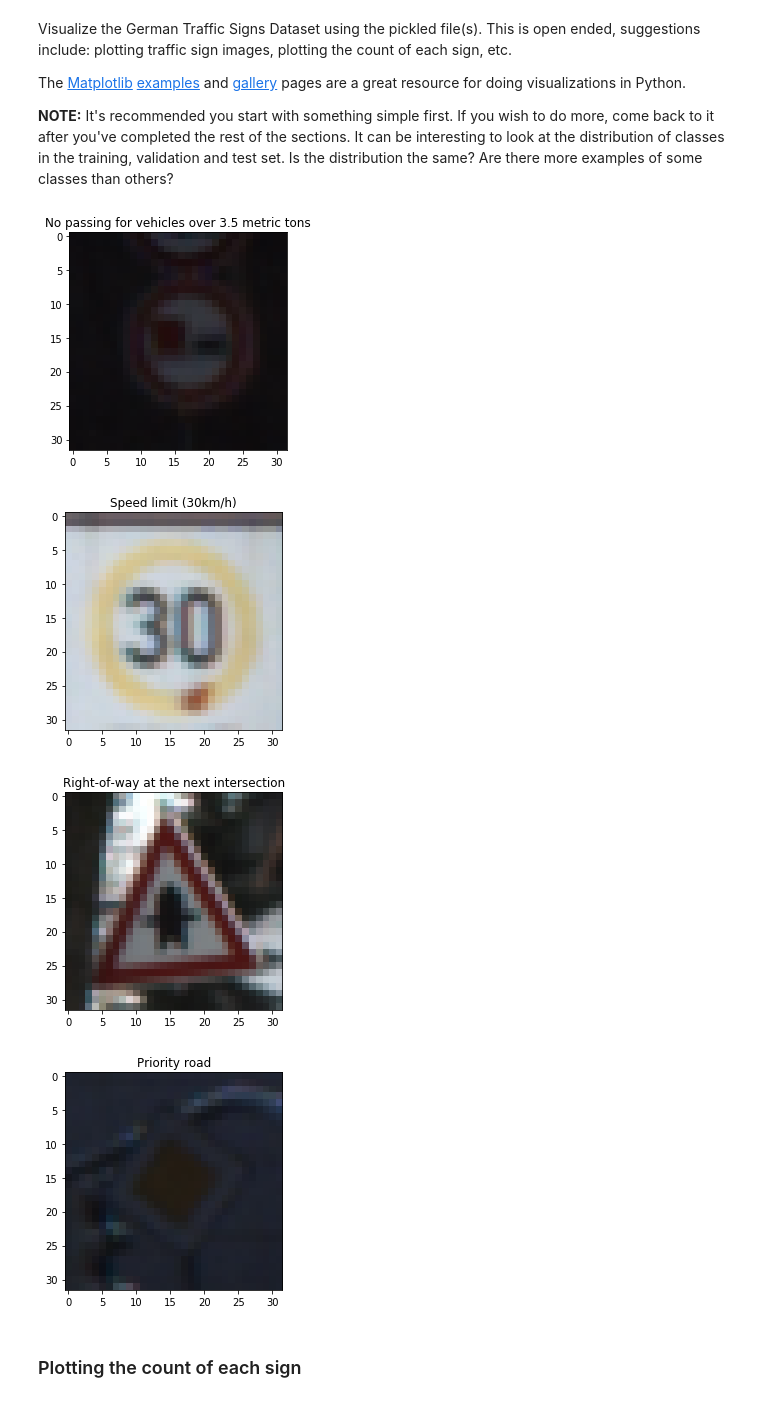
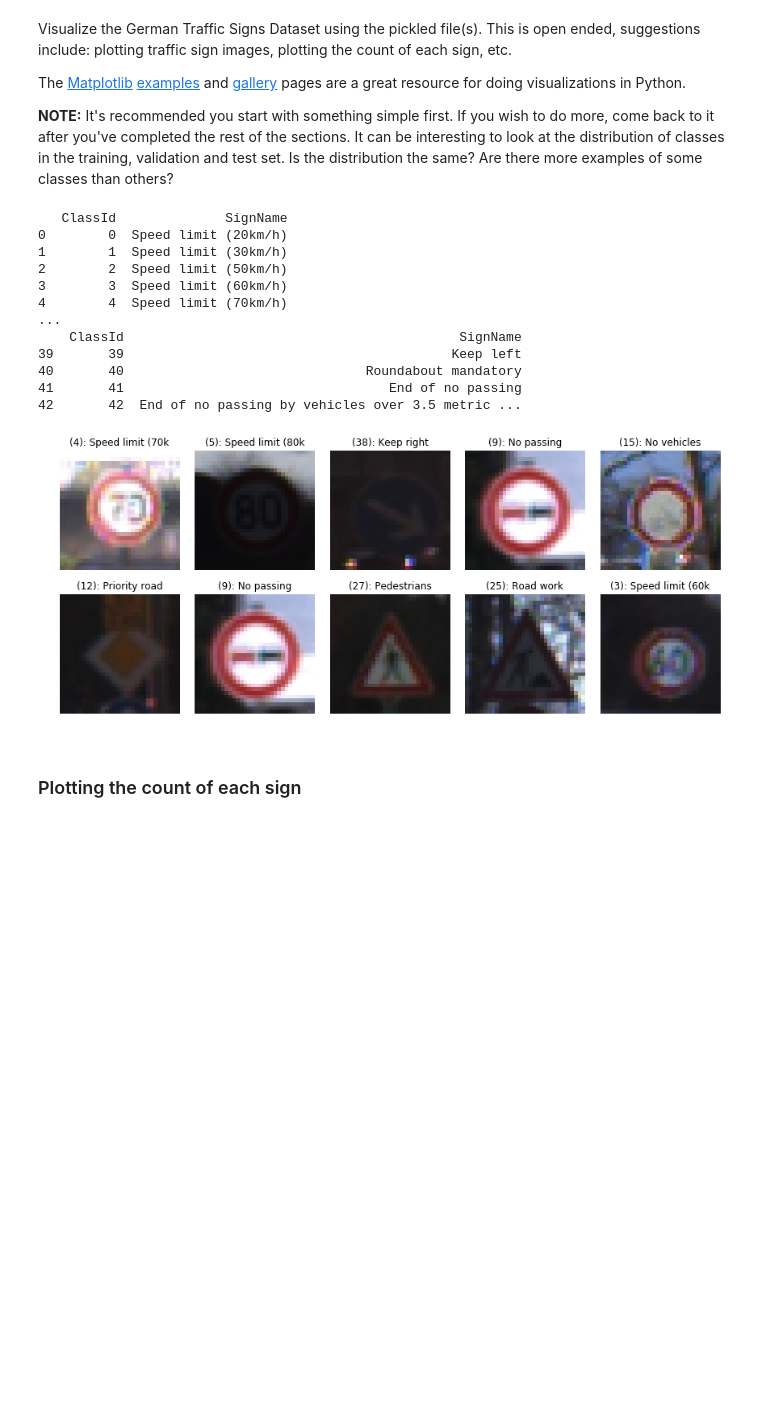
Before and after one commit to costaef/CarND-Traffic-Sign-Classifier-Project, a Jupyter notebook: Traffic_Sign_Classifier.ipynb, the cells around one changed output. Cells and saved outputs as stored; diff of their text form; code cells hidden in the pictures; blank space fills up the shorter version.

```diff
--- a/Traffic_Sign_Classifier.ipynb
+++ b/Traffic_Sign_Classifier.ipynb
@@ -102,28 +100,40 @@ with open('signnames.csv') as signnames_file:
+# %%
+sign_names = pd.read_csv('signnames.csv')
+print(sign_names.head())
+print('...')
+print(sign_names.tail(4))
+# %% [output]
+   ClassId              SignName
+0        0  Speed limit (20km/h)
+1        1  Speed limit (30km/h)
+2        2  Speed limit (50km/h)
+3        3  Speed limit (60km/h)
+4        4  Speed limit (70km/h)
+...
+    ClassId                                           SignName
+39       39                                          Keep left
+40       40                               Roundabout mandatory
+41       41                                  End of no passing
+42       42  End of no passing by vehicles over 3.5 metric ...
 # %%
 ### Data exploration visualization code goes here.
 ### Feel free to use as many code cells as needed.
-import matplotlib.pyplot as plt
-import numpy
-import random
-import cv2
 
 # Visualizations will be shown in the notebook.
 %matplotlib inline
 
-def plot_random_image(images):
-    index = random.randint(0, len(images))
-    image = images[index]
-    plt.figure()
-    plt.imshow(image)
-    return index, plt
+fig, axs = plt.subplots(2, 5, figsize=(15, 6))
+fig.subplots_adjust(hspace=0.2, wspace=0.001)
+axs = axs.ravel()
+for i in range(10):
+    index = random.randint(0, len(X_train))
+    image = X_train[index]
+    axs[i].axis('off')
+    axs[i].imshow(image)
 
-for i in range(4):
-    index, p = plot_random_image(X_train)
-    p.title(sign_names[y_train[index]])
+    label_index = y_train[index]
+    axs[i].set_title('({}): {:.16}'.format(label_index, sign_names.iat[label_index, 1]))
 # %% [output]
-[figure, old version]
+[figure, new version]
-[figure, removed]
-[figure, removed]
-[figure, removed]
 # %% [markdown]
 ### Plotting the count of each sign
```
Also changed, not shown: parts of 70 cells of this notebook.
